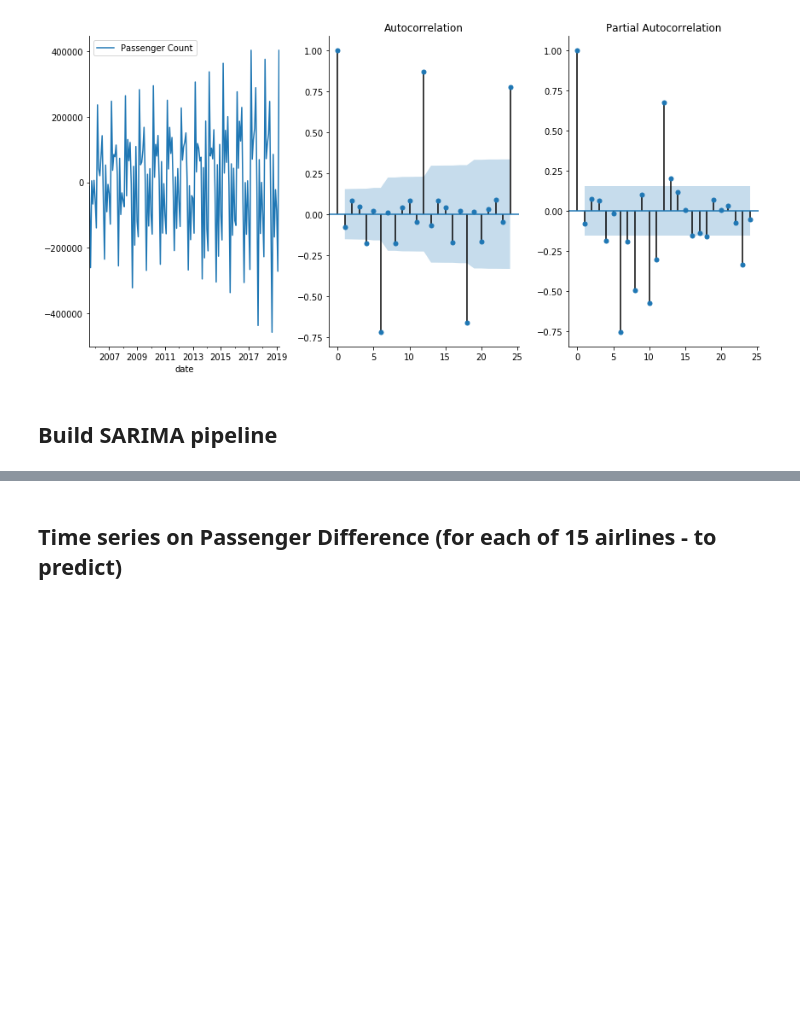
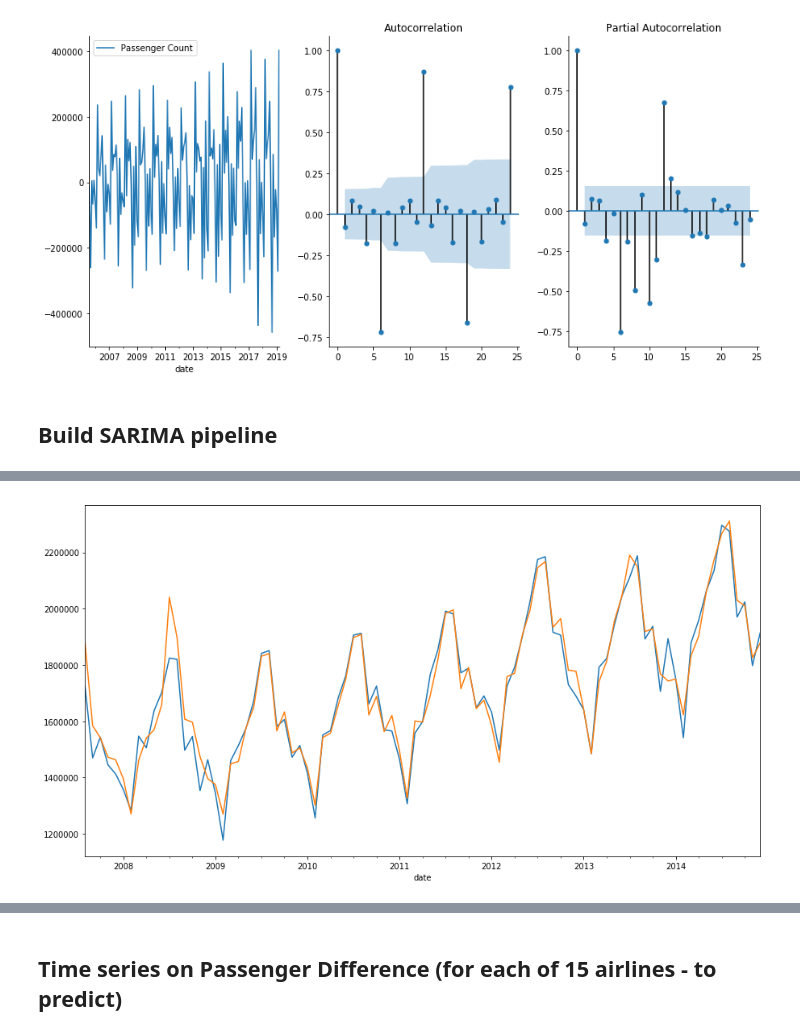
Before and after one commit to Alexandre987/SFO_Time_Series, a Jupyter notebook: Demand_Forecasting.ipynb, the cells around one changed output, grey strips where cells are left out. Cells and saved outputs as stored; diff of their text form; code cells hidden in the pictures; blank space fills up the shorter version.

```diff
--- a/Demand_Forecasting.ipynb
+++ b/Demand_Forecasting.ipynb
@@ -469,0 +486,7 @@ Warnings:
+# %%
+# Model predictions start 2 years out, since model incorporates 2 MA elements of 12 month seasons
+plt.figure(figsize=(15,8))
+train[25:].plot()
+best_sarima.predict(start = 25).plot();
+# %% [output]
+[figure, added]
```
Also changed, not shown: parts of 39 cells of this notebook.
